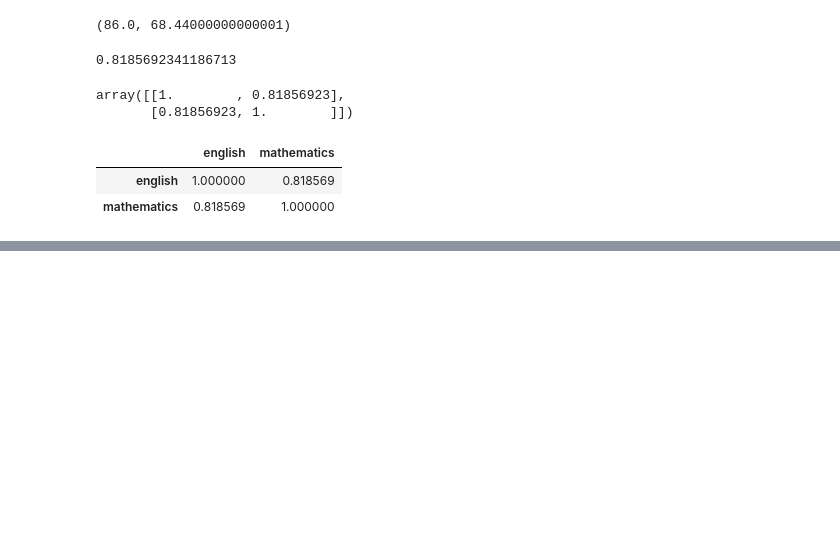
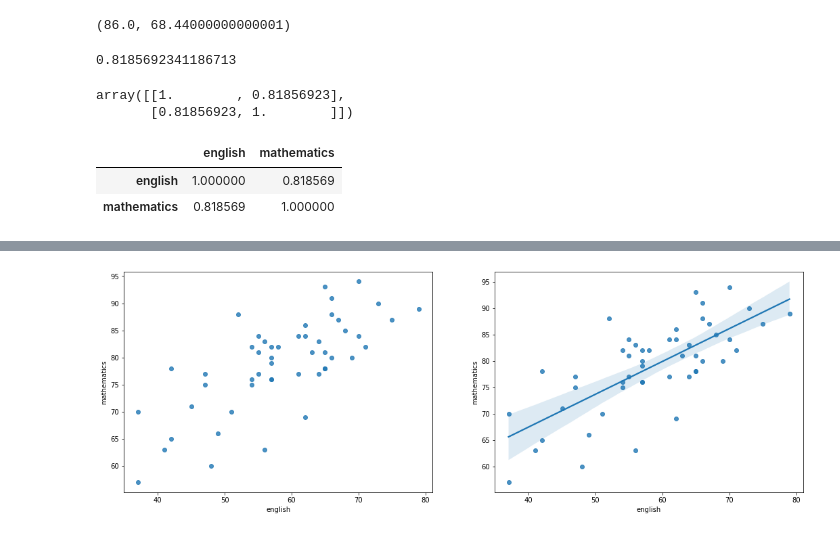
Before and after one commit to bnv20/kdt5, a Jupyter notebook: m3_통계/stat_1.ipynb, the cells around one changed output, grey strips where cells are left out. Drawn from its saved outputs; the diff is of its cells as text; code cells hidden in the pictures; blank space fills up the shorter version.

```diff
--- a/m3_통계/stat_1.ipynb
+++ b/m3_통계/stat_1.ipynb
@@ -484,0 +581,8 @@ Text(0, 0.5, 'mathematics')
+# %%
+import seaborn as sns
+fig, axes = plt.subplots(1,2,figsize=(18,6),sharex=True)
+sns.regplot(ax=axes[0], x=df.english, y=df.mathematics, fit_reg=False)
+sns.regplot(ax=axes[1], x=df.english, y=df.mathematics)
+plt.show()
+# %% [output]
+[figure, added]
```
Also changed, not shown: parts of 23 cells of this notebook, 1 other file.
